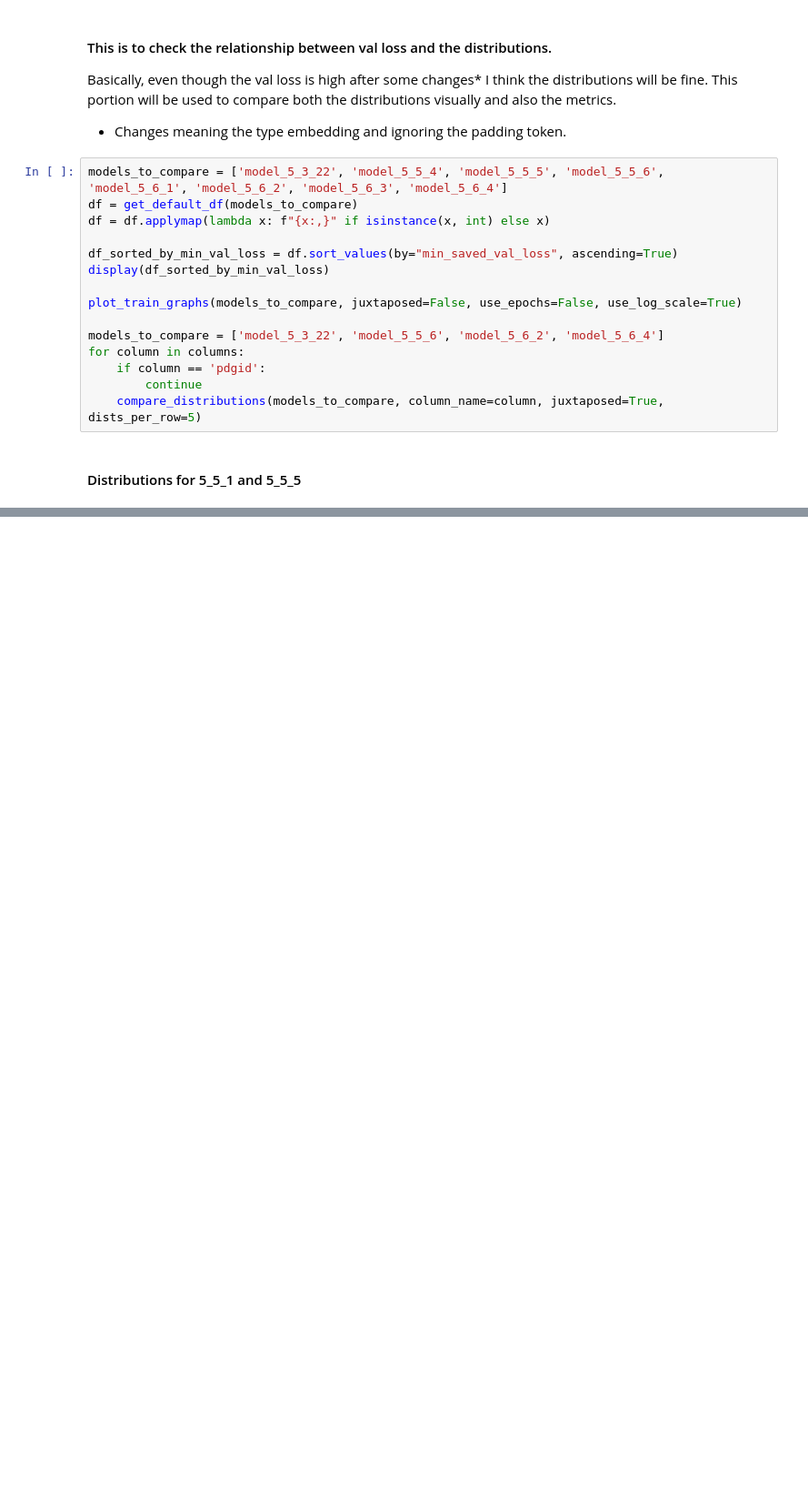
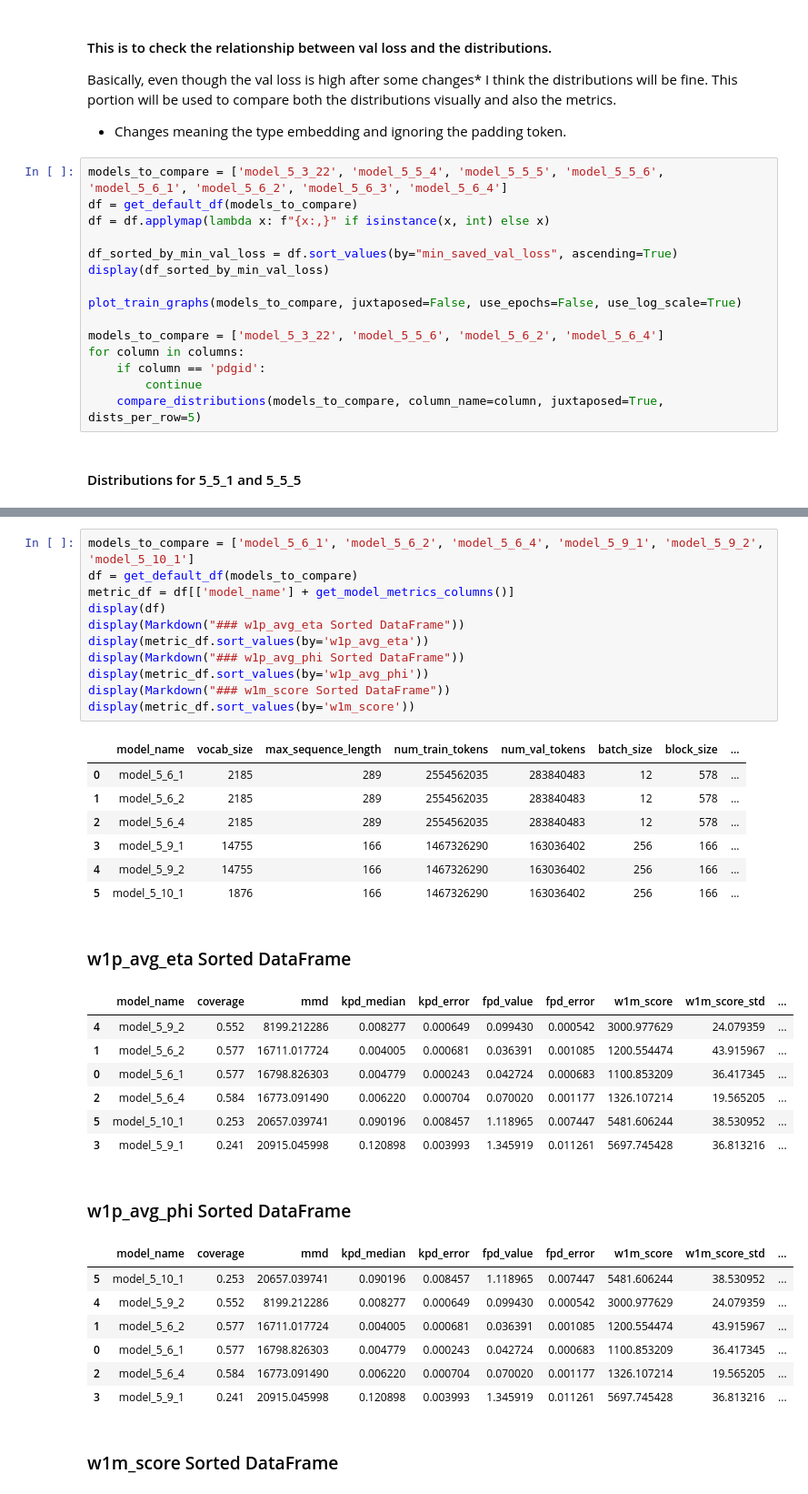
Before and after one commit to EshwaryForReasons/particleGPT, a Jupyter notebook: analysis_notebooks/analysis.ipynb, the cells around one changed output, grey strips where cells are left out. Shown at 91% size. Saved outputs shown, nothing was run; the diff lists cells and outputs as text; blank space fills up the shorter version.

```diff
--- a/analysis_notebooks/analysis.ipynb
+++ b/analysis_notebooks/analysis.ipynb
@@ -494,0 +489,36 @@ plot_train_graphs(models_to_compare, juxtaposed=False, use_epochs=False)
+# %%
+models_to_compare = ['model_5_6_1', 'model_5_6_2', 'model_5_6_4', 'model_5_9_1', 'model_5_9_2', 'model_5_10_1']
+df = get_default_df(models_to_compare)
+metric_df = df[['model_name'] + get_model_metrics_columns()]
+display(df)
+display(Markdown("### w1p_avg_eta Sorted DataFrame"))
+display(metric_df.sort_values(by='w1p_avg_eta'))
+display(Markdown("### w1p_avg_phi Sorted DataFrame"))
+display(metric_df.sort_values(by='w1p_avg_phi'))
+display(Markdown("### w1m_score Sorted DataFrame"))
+display(metric_df.sort_values(by='w1m_score'))
+# %% [output]
+|  | model_name | vocab_size | max_sequence_length | num_train_tokens | num_val_tokens | batch_size | block_size | ... |
+| 0 | model_5_6_1 | 2185 | 289 | 2554562035 | 283840483 | 12 | 578 | ... |
+| 1 | model_5_6_2 | 2185 | 289 | 2554562035 | 283840483 | 12 | 578 | ... |
+| 2 | model_5_6_4 | 2185 | 289 | 2554562035 | 283840483 | 12 | 578 | ... |
+| 3 | model_5_9_1 | 14755 | 166 | 1467326290 | 163036402 | 256 | 166 | ... |
+| 4 | model_5_9_2 | 14755 | 166 | 1467326290 | 163036402 | 256 | 166 | ... |
+| 5 | model_5_10_1 | 1876 | 166 | 1467326290 | 163036402 | 256 | 166 | ... |
+### w1p_avg_eta Sorted DataFrame
+|  | model_name | coverage | mmd | kpd_median | kpd_error | fpd_value | fpd_error | w1m_score | w1m_score_std | ... |
+| 4 | model_5_9_2 | 0.552 | 8199.212286 | 0.008277 | 0.000649 | 0.099430 | 0.000542 | 3000.977629 | 24.079359 | ... |
+| 1 | model_5_6_2 | 0.577 | 16711.017724 | 0.004005 | 0.000681 | 0.036391 | 0.001085 | 1200.554474 | 43.915967 | ... |
+| 0 | model_5_6_1 | 0.577 | 16798.826303 | 0.004779 | 0.000243 | 0.042724 | 0.000683 | 1100.853209 | 36.417345 | ... |
+| 2 | model_5_6_4 | 0.584 | 16773.091490 | 0.006220 | 0.000704 | 0.070020 | 0.001177 | 1326.107214 | 19.565205 | ... |
+| 5 | model_5_10_1 | 0.253 | 20657.039741 | 0.090196 | 0.008457 | 1.118965 | 0.007447 | 5481.606244 | 38.530952 | ... |
+| 3 | model_5_9_1 | 0.241 | 20915.045998 | 0.120898 | 0.003993 | 1.345919 | 0.011261 | 5697.745428 | 36.813216 | ... |
+### w1p_avg_phi Sorted DataFrame
+|  | model_name | coverage | mmd | kpd_median | kpd_error | fpd_value | fpd_error | w1m_score | w1m_score_std | ... |
+| 5 | model_5_10_1 | 0.253 | 20657.039741 | 0.090196 | 0.008457 | 1.118965 | 0.007447 | 5481.606244 | 38.530952 | ... |
+| 4 | model_5_9_2 | 0.552 | 8199.212286 | 0.008277 | 0.000649 | 0.099430 | 0.000542 | 3000.977629 | 24.079359 | ... |
+| 1 | model_5_6_2 | 0.577 | 16711.017724 | 0.004005 | 0.000681 | 0.036391 | 0.001085 | 1200.554474 | 43.915967 | ... |
+| 0 | model_5_6_1 | 0.577 | 16798.826303 | 0.004779 | 0.000243 | 0.042724 | 0.000683 | 1100.853209 | 36.417345 | ... |
+| 2 | model_5_6_4 | 0.584 | 16773.091490 | 0.006220 | 0.000704 | 0.070020 | 0.001177 | 1326.107214 | 19.565205 | ... |
+| 3 | model_5_9_1 | 0.241 | 20915.045998 | 0.120898 | 0.003993 | 1.345919 | 0.011261 | 5697.745428 | 36.813216 | ... |
+### w1m_score Sorted DataFrame
```
Also changed, not shown: parts of 7 cells of this notebook, 11 other files.
